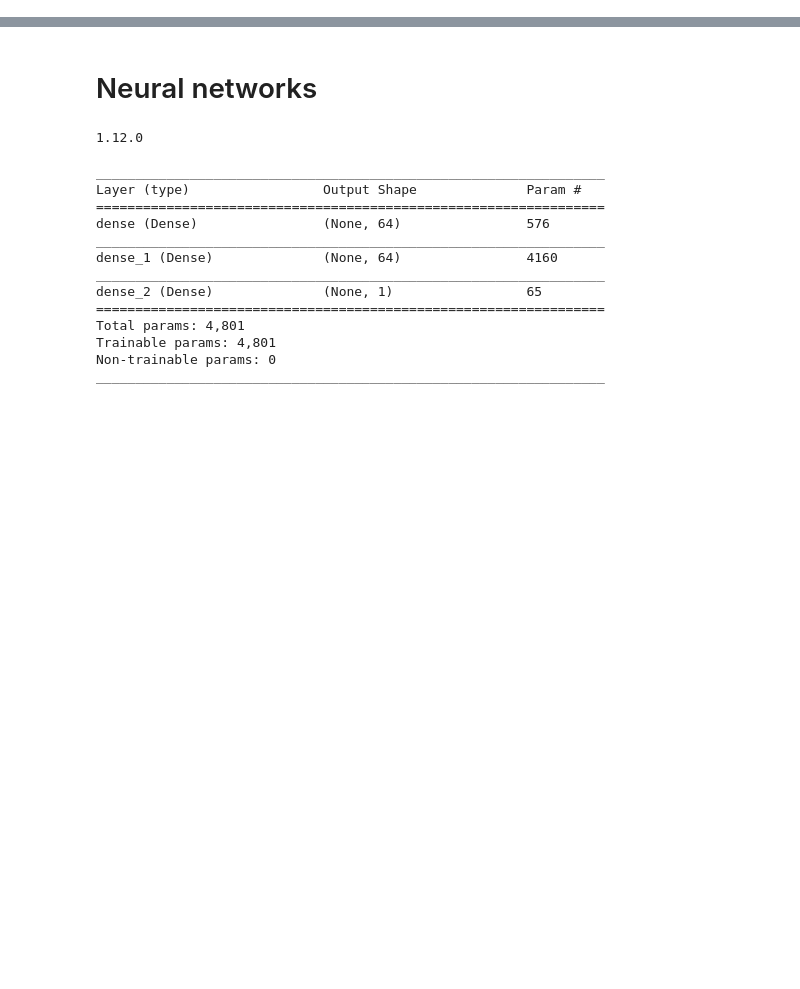
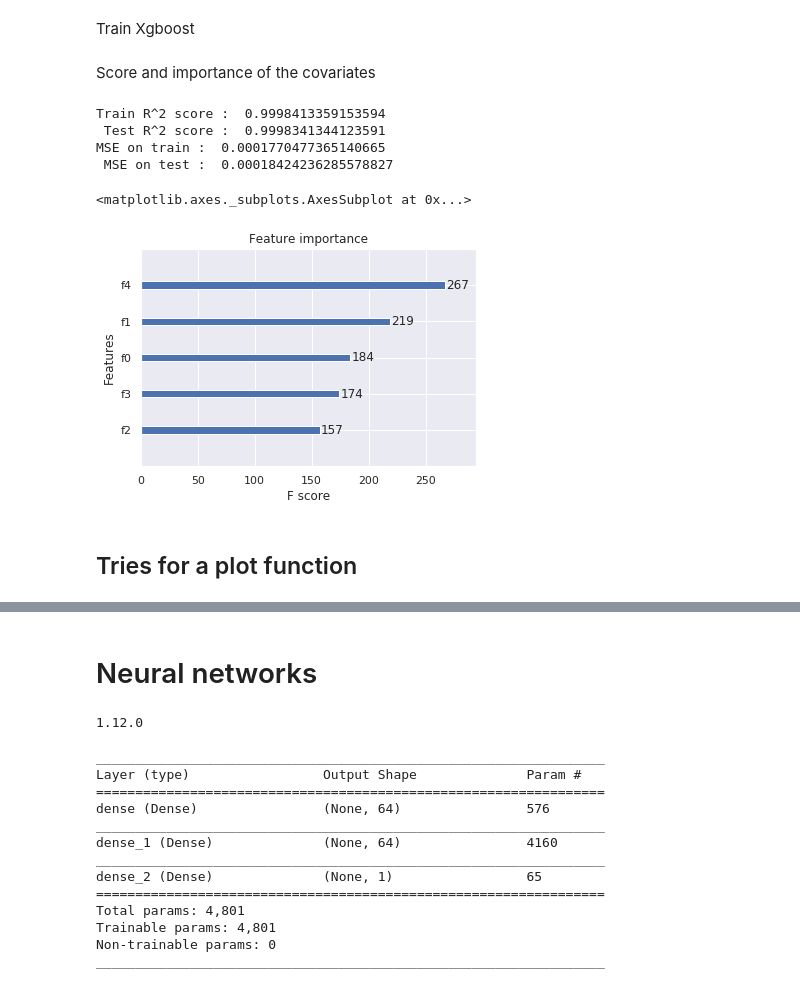
Before and after one commit to WilliamCappelletti/ML_CS433_project2, a Jupyter notebook: src/exploration.ipynb, the cells around one changed output, grey strips where cells are left out. Drawn from its saved outputs; the diff is of its cells as text; code cells hidden in the pictures; blank space fills up the shorter version.

Commit message:
coded part of the functions for the plots, have to be generalized

```diff
--- a/src/exploration.ipynb
+++ b/src/exploration.ipynb
@@ -29,0 +36,2 @@ import william
+# %%
+y1, y2, y3, y4, X, realization = regressions.data_initialization(realiz=True)
@@ -29,0 +40,11 @@ import william
+# %%
+Y = np.column_stack((y1, y1, y3, y4))
+
+X = X.drop(columns=['sigma_mass_0.0', 'sigma_mass_0.825', 'enzyme_concentration'])
+X_panda = X.copy()
+X = X.values
+
+
+X_train, X_test, y1_train, y1_test = train_test_split(X, y1, test_size=0.4)
+print(X_train.shape, X_test.shape)
+y1_train, y1_test = y1_train.values, y1_test.values
@@ -29,0 +62,35 @@ import william
+# %% [markdown]
+Train Xgboost
+# %%
+param = {'max_depth': 10, 'eta': 1, 'silent': 1, 'subsample': 0.8}
+# param['nthread'] = 4
+param['reg_alpha'] = 0.7
+# param['reg_lamda'] = 0.5
+param['tree_method'] = 'auto'
+# %%
+dtrain1 = xgb.DMatrix(X_train, label=y1_train)
+dtest = xgb.DMatrix(X_test)
+
+xgbReg = xgb.train(params=param, dtrain=dtrain1)
+
+y1_pred_tr = xgbReg.predict(dtrain1)
+y1_pred_te = xgbReg.predict(dtest)
+# %% [markdown]
+Score and importance of the covariates
+# %%
+print('Train R^2 score : ', explained_variance_score(y1_train, y1_pred_tr), '\n',
+     'Test R^2 score : ', explained_variance_score(y1_test, y1_pred_te))
+
+print('MSE on train : ', mean_squared_error(y1_train, y1_pred_tr), '\n',
+     'MSE on test : ', mean_squared_error(y1_test, y1_pred_te))
+
+xgb.plot_importance(xgbReg)
+# %% [output]
+Train R^2 score :  0.9998413359153594
+ Test R^2 score :  0.9998341344123591
+MSE on train :  0.0001770477365140665
+ MSE on test :  0.00018424236285578827
+<matplotlib.axes._subplots.AxesSubplot at 0x...>
+[figure, added]
+# %% [markdown]
+## Tries for a plot function
```
Also changed, not shown: parts of 19 cells of this notebook, 2 other files.
